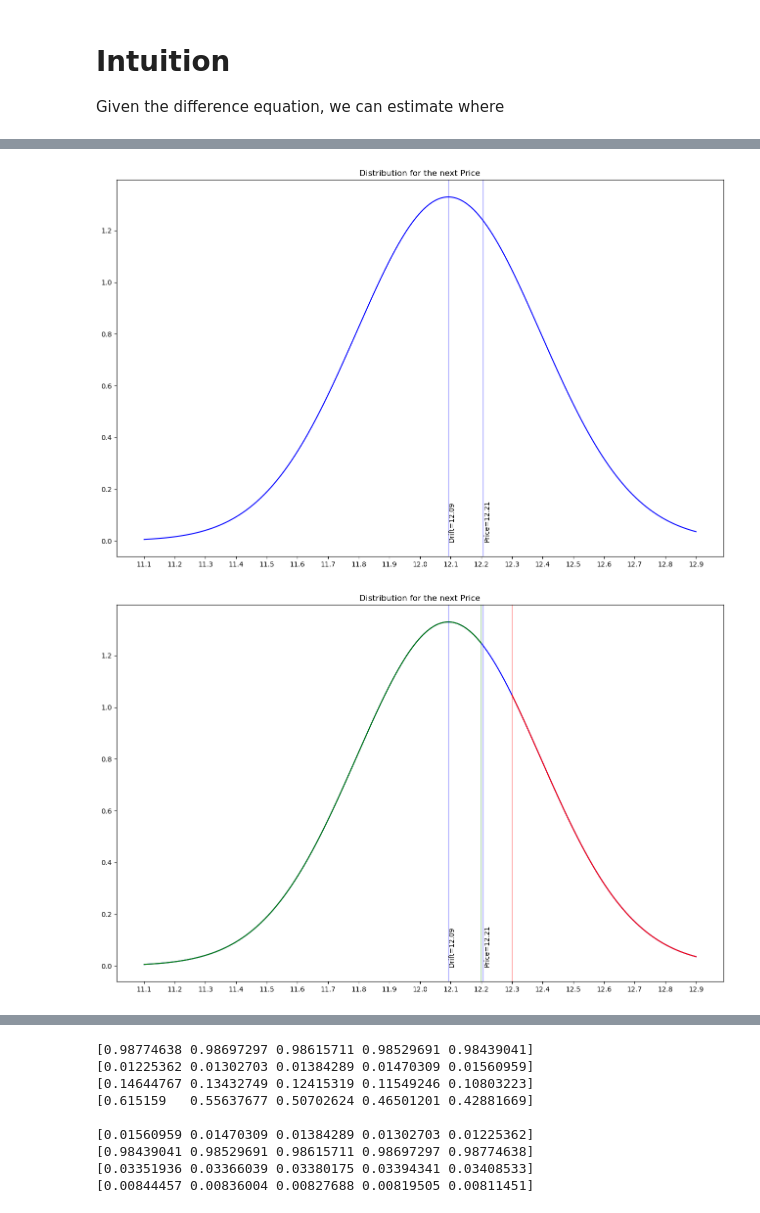
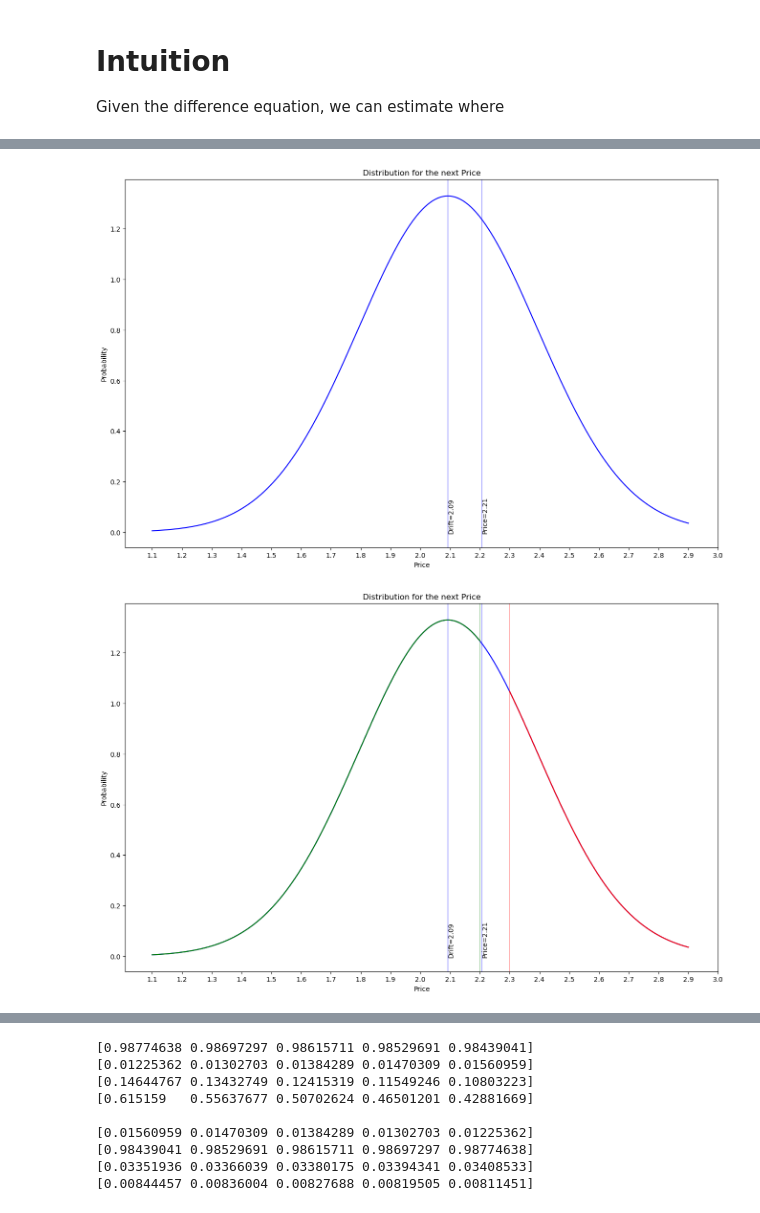
Before and after one commit to philipwlee/oumm, a Jupyter notebook: ou_market_making.ipynb, the cells around one changed output, grey strips where cells are left out. Cells and saved outputs as stored; diff of their text form; code cells hidden in the pictures.

```diff
--- a/ou_market_making.ipynb
+++ b/ou_market_making.ipynb
@@ -34,6 +34,17 @@ mu     = X0
 sigma  = 3
 deltat = 1e-2
 
+# new params
+# N_STEPS = int(1e3)
+X0 = 0
+
+# TICKSIZE = 0.01
+
+# theta  = 3
+mu     = X0
+# sigma  = 5
+# deltat = 1e-4
+
 ou = OrnsteinUhlenbeck(X0, theta, mu, sigma, deltat)
 pripro = PriceProcess(ou, TICKSIZE)
 
@@ -129,32 +140,32 @@ axs.axvline(hi_latent, color='b', alpha=0.3)
 axs.text(hi_latent, 0, f"Price={hi_latent:.2f}", rotation=90)
 axs.text(hi_mean, 0, f"Drift={hi_mean:.2f}", rotation=90)
 
-xti = np.round(np.arange(prices.min(), prices.max()+TICKSIZE, TICKSIZE), 1)
+xti = np.round(np.arange(prices.min(), prices.max()+TICKSIZE, TICKSIZE), 2)
 
-axs.set(title="Distribution for the next Price", xticks=xti, xticklabels=xti)
+axs.set(title="Distribution for the next Price", xlabel="Price", ylabel="Probability", xticks=xti, xticklabels=xti)
 
 plt.show()
 # %% [output]
-[figure, old version]
+[figure, new version]
 # %%
 mask_do = prices <= hi_bid
 mask_up = hi_ask <= prices
 
 fig, axs = plt.subplots()
 
 axs.plot(prices, pdf, color='b')
 axs.plot(prices[mask_do], pdf[mask_do], color='g')
 axs.plot(prices[mask_up], pdf[mask_up], color='r')
 axs.axvline(hi_mean, color='b', alpha=0.3)
 axs.axvline(hi_latent, color='b', alpha=0.3)
 axs.axvline(hi_bid, color='g', alpha=0.3)
 axs.axvline(hi_ask, color='r', alpha=0.3)
 
 axs.text(hi_latent, 0, f"Price={hi_latent:.2f}", rotation=90)
 axs.text(hi_mean, 0, f"Drift={hi_mean:.2f}", rotation=90)
 
-axs.set(title="Distribution for the next Price", xticks=xti, xticklabels=xti)
+axs.set(title="Distribution for the next Price", xlabel="Price", ylabel="Probability", xticks=xti, xticklabels=xti)
 
 plt.show()
 # %% [output]
-[figure, old version]
+[figure, new version]
```
Also changed, not shown: parts of 16 cells of this notebook.
